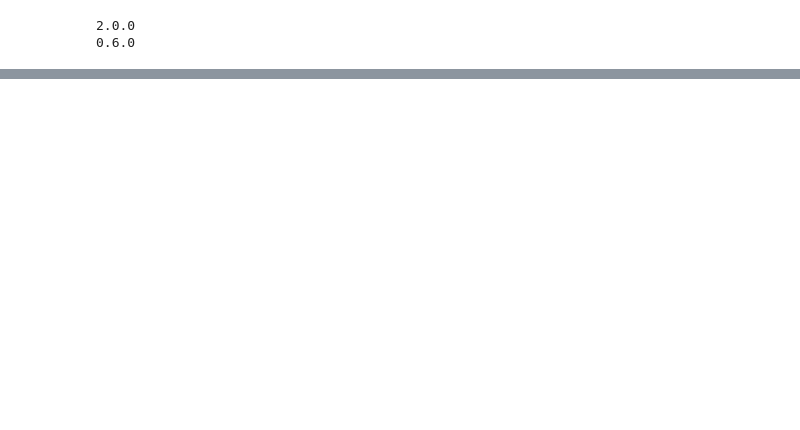
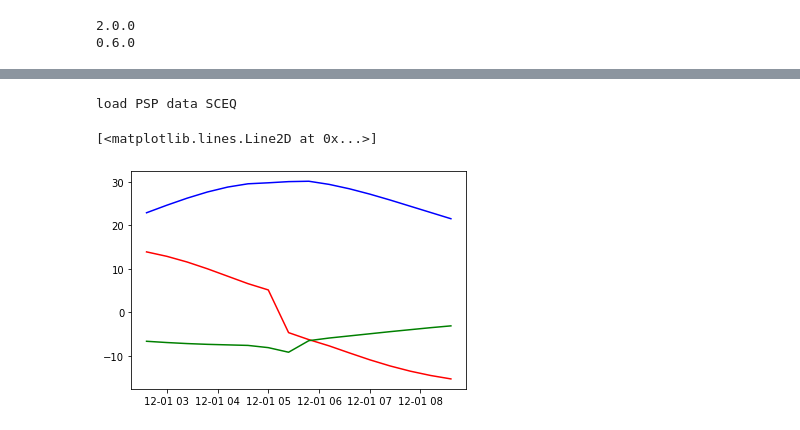
Before and after one commit to cmoestl/solar_orbiter, a Jupyter notebook: 3dcore_fit.ipynb, the cells around one changed output, grey strips where cells are left out. Saved outputs shown, nothing was run; the diff lists cells and outputs as text; code cells hidden in the pictures; blank space fills up the shorter version.

Commit message:
3dcore_fit with new heliosat/py3dcore versions

```diff
--- a/3dcore_fit.ipynb
+++ b/3dcore_fit.ipynb
@@ -111,0 +155,54 @@ AttributeError: module 'py3dcore' has no attribute 'fitting'
+# %%
+def measure(obj, sat, t0, t1, frame="HEEQ", bframe="HEEQ", satparams=None):
+
+    if satparams:
+        inst = getattr(heliosat, sat)(satparams)
+    else:
+        inst = getattr(heliosat, sat)()
+
+    #time resolution in seconds
+    print('t0',t0)
+
+    #t_s1 = [datetime.datetime.fromtimestamp(_) for _ in np.array(list(range(int(t0.timestamp()), int(t1.timestamp()))))]
+    #print('t_s1',t_s1[0],t_s1[-1])
+
+    #time resolution in minutes as fraction per day
+    res_in_days=1/(60.)
+    t_s = []
+    while t0 < t1:
+        t_s.append(t0)
+        t0 += datetime.timedelta(days=res_in_days)
+
+    print('t_s',t_s[0],t_s[-1])
+    print()
+
+    o_s = inst.trajectory(t_s, reference_frame=frame)
+
+    b = np.array(obj.simulator(t_s, o_s)[0])
+
+
+    #if satparams:
+    #    b = heliosat.transform.transform_reference_frame([satparams] * len(t_s), np.array(obj.simulator(t_s, o_s)[0]), frame, bframe)
+    #else:
+    #    b = heliosat.transform.transform_reference_frame(t_s, np.array(obj.simulator(t_s, o_s)[0]), frame, bframe)
+
+    b[b == 0] = np.nan
+
+    #return t_s, np.sqrt(np.sum(b**2, axis=1)), b
+    return t_s, np.nan, b
+# %%
+t2, btot2, bxyz2 = measure(model, "PSP", t_launch, t_launch  + datetime.timedelta(hours=96), frame="HCI", bframe="HEE")
+# %%
+print('load PSP data SCEQ') #from heliosat, converted to SCEQ similar to STEREO-A/B
+data_path='/nas/helio/data/insitu_python/'
+filepsp='psp_2018_2021_sceq.p'
+[psp,hpsp]=pickle.load(open(data_path+filepsp, "rb" ) )
+# %% [output]
+load PSP data SCEQ
+# %%
+plt.plot(t2,bxyz2[:,0,0],'r')
+plt.plot(t2,bxyz2[:,0,1],'g')
+plt.plot(t2,bxyz2[:,0,2],'b')
+# %% [output]
+[<matplotlib.lines.Line2D at 0x...>]
+[figure, added]
```
Also changed, not shown: parts of 16 cells of this notebook, 3 other files.
